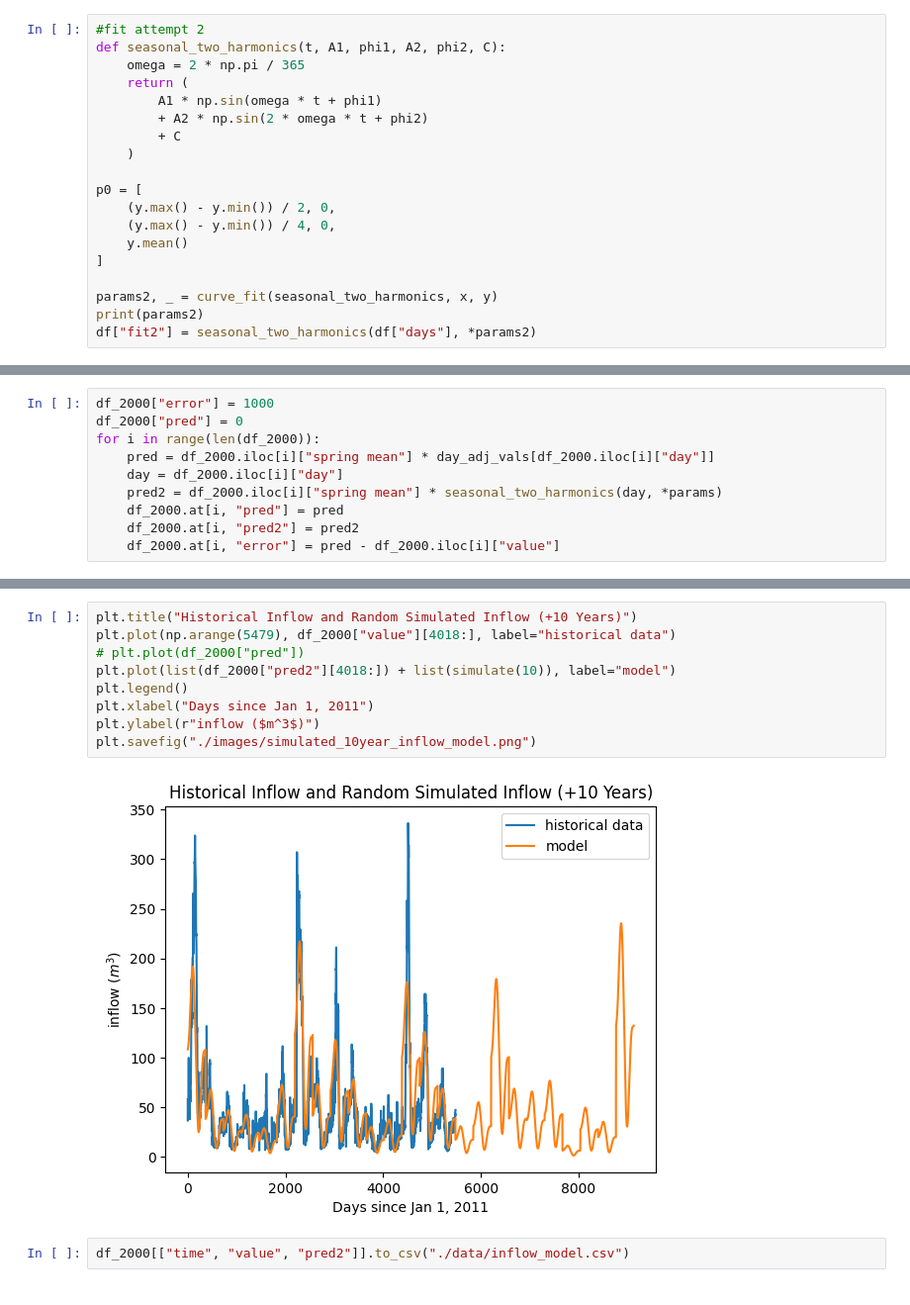
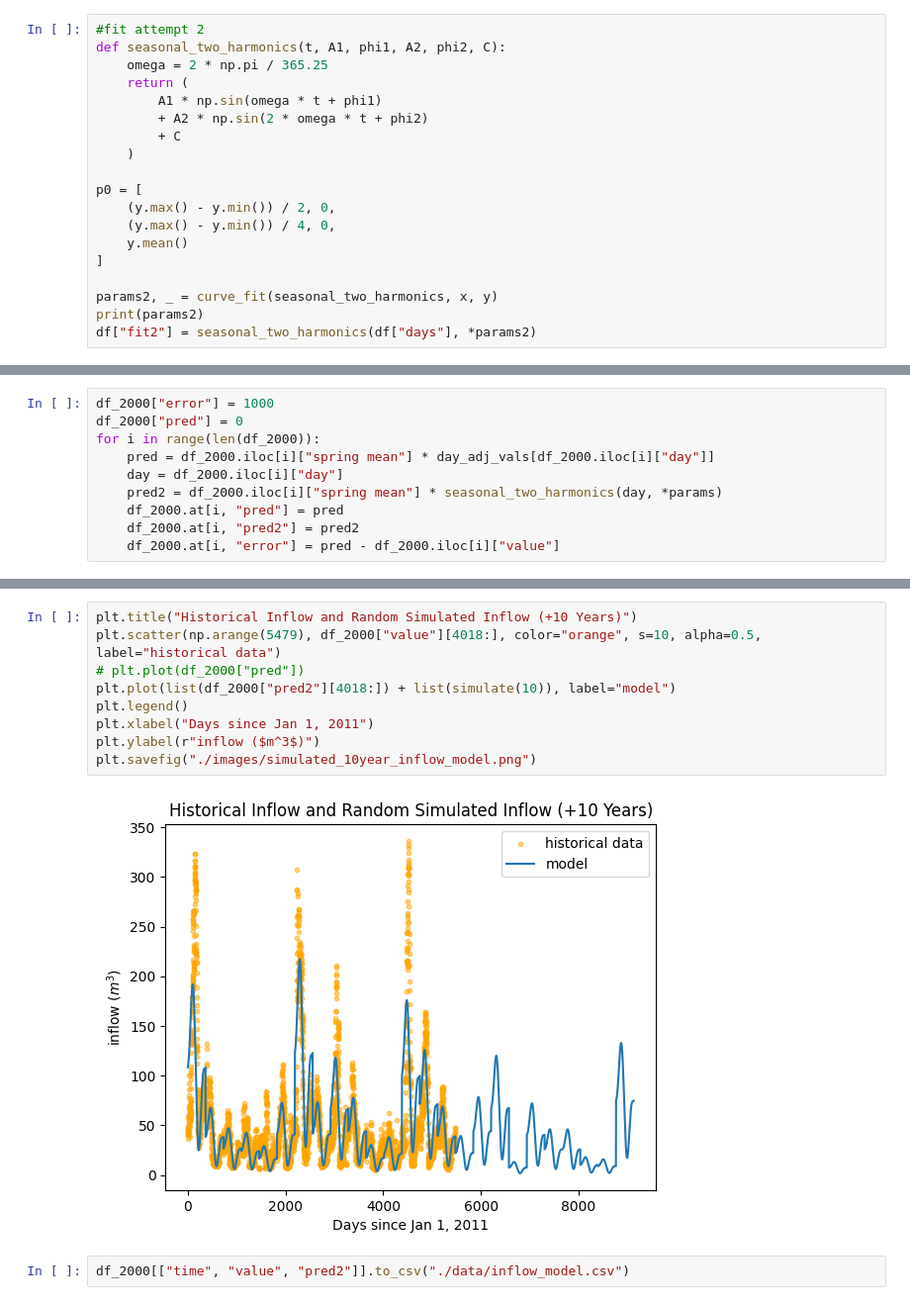
Before and after one commit to danilomcmaster/GSLModel, a Jupyter notebook: inflow.ipynb, the cells around one changed output, grey strips where cells are left out. Shown at 99% size. Drawn from its saved outputs; the diff is of its cells as text.

```diff
--- a/inflow.ipynb
+++ b/inflow.ipynb
@@ -74,7 +74,7 @@ df.head()
 # %%
 #fit attempt 2
 def seasonal_two_harmonics(t, A1, phi1, A2, phi2, C):
-    omega = 2 * np.pi / 365
+    omega = 2 * np.pi / 365.25
     return (
         A1 * np.sin(omega * t + phi1)
         + A2 * np.sin(2 * omega * t + phi2)
@@ -269,13 +277,13 @@ plt.savefig("./images/simulated_5year_inflow_model.png")
 # %%
 plt.title("Historical Inflow and Random Simulated Inflow (+10 Years)")
-plt.plot(np.arange(5479), df_2000["value"][4018:], label="historical data")
+plt.scatter(np.arange(5479), df_2000["value"][4018:], color="orange", s=10, alpha=0.5, label="historical data")
 # plt.plot(df_2000["pred"])
 plt.plot(list(df_2000["pred2"][4018:]) + list(simulate(10)), label="model")
 plt.legend()
 plt.xlabel("Days since Jan 1, 2011")
 plt.ylabel(r"inflow ($m^3$)")
 plt.savefig("./images/simulated_10year_inflow_model.png")
 # %% [output]
-[figure, old version]
+[figure, new version]
 # %%
 df_2000[["time", "value", "pred2"]].to_csv("./data/inflow_model.csv")
```
Also changed, not shown: parts of 6 cells of this notebook, 3 other files.
